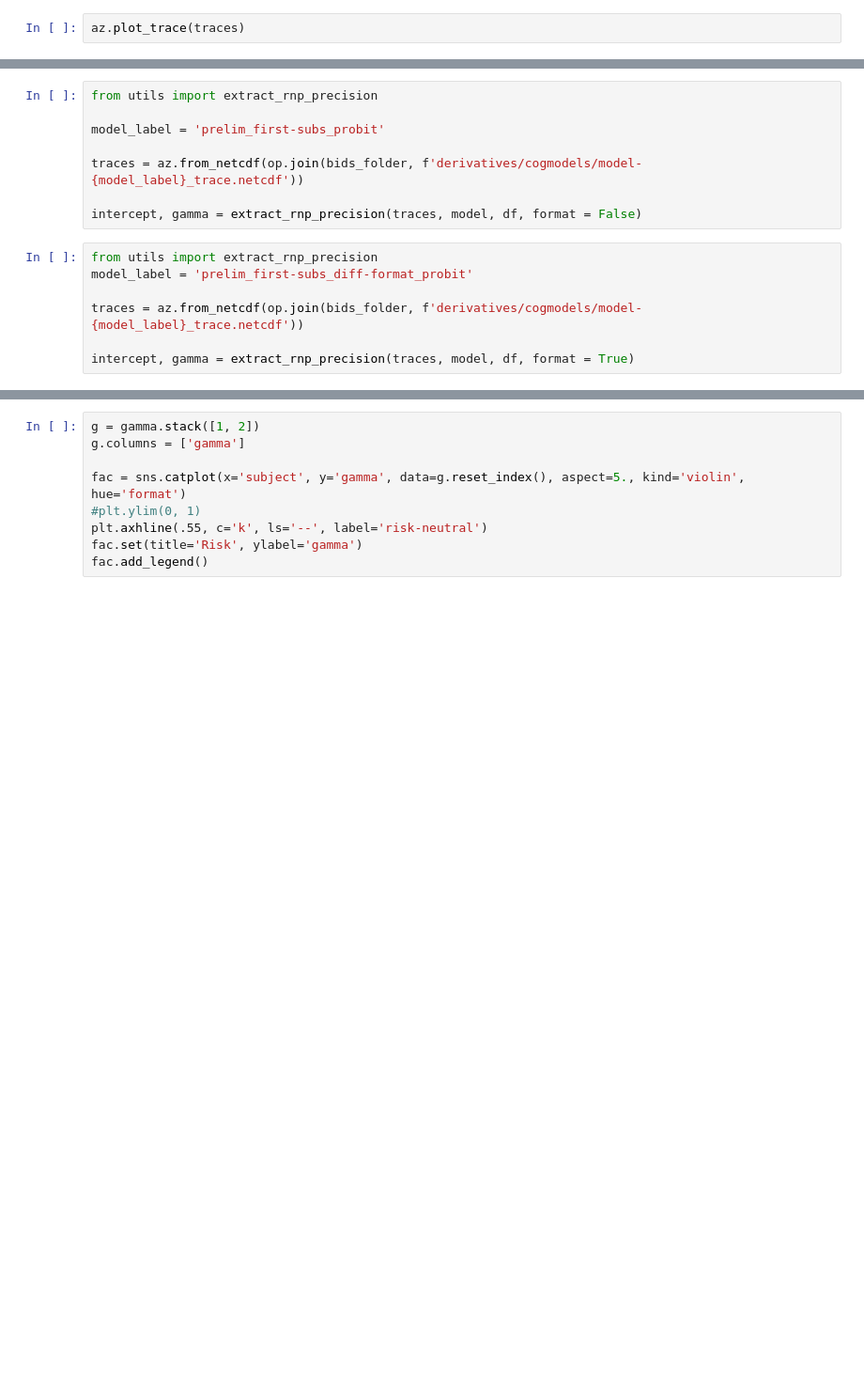
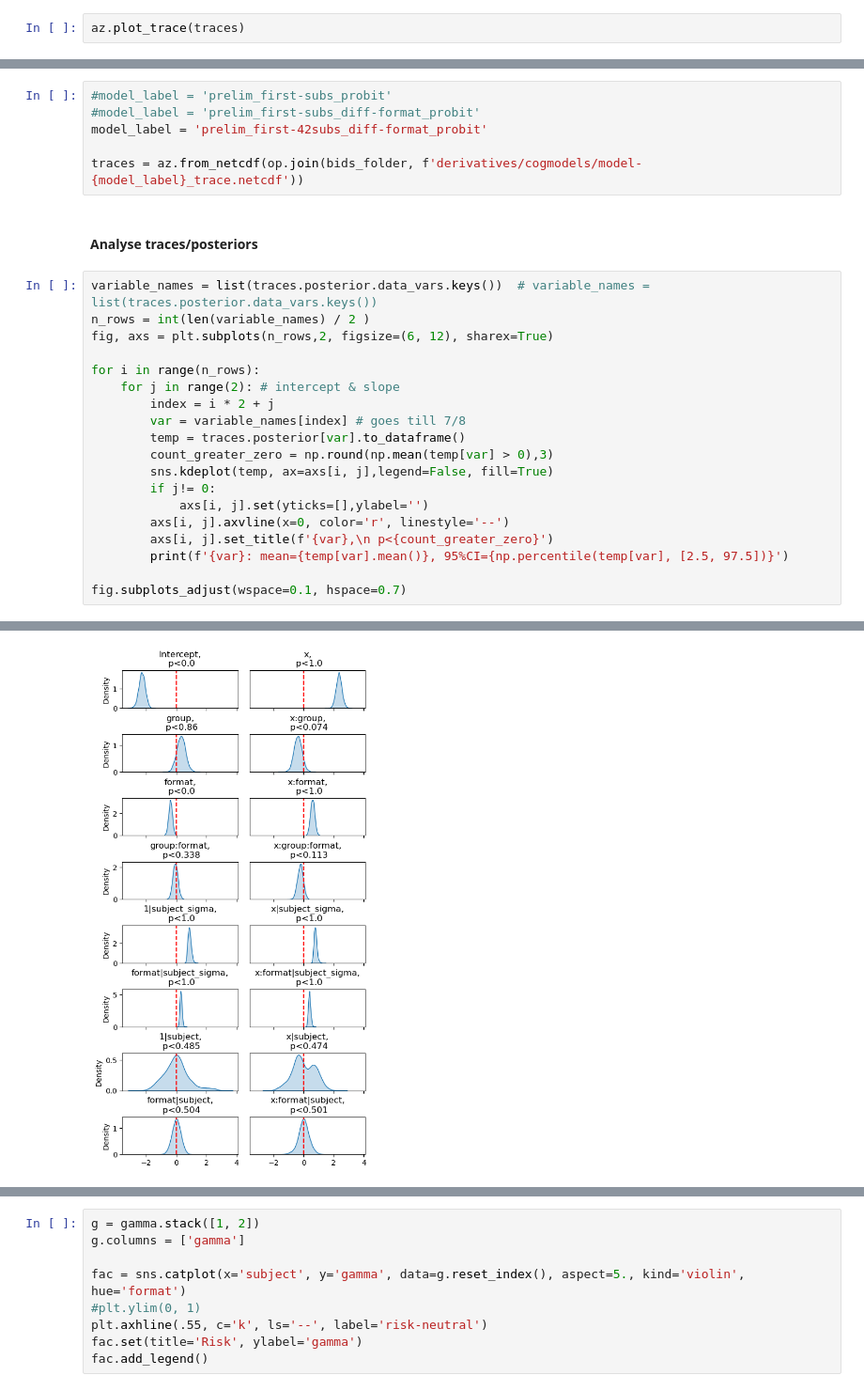
Before and after one commit to mrenke/numrisk, a Jupyter notebook: numrisk/behavior_risk/fit_rnp_model.ipynb, the cells around one changed output, grey strips where cells are left out. Shown at 94% size. Cells and saved outputs as stored; diff of their text form; blank space fills up the shorter version.

```diff
--- a/numrisk/behavior_risk/fit_rnp_model.ipynb
+++ b/numrisk/behavior_risk/fit_rnp_model.ipynb
@@ -53,15 +74,28 @@ az.plot_trace(traces)
 # %%
-from utils import extract_rnp_precision
-
-model_label = 'prelim_first-subs_probit'
+#model_label = 'prelim_first-subs_probit'
+#model_label = 'prelim_first-subs_diff-format_probit'
+model_label = 'prelim_first-42subs_diff-format_probit'
 
 traces = az.from_netcdf(op.join(bids_folder, f'derivatives/cogmodels/model-{model_label}_trace.netcdf'))
-
-intercept, gamma = extract_rnp_precision(traces, model, df, format = False)
-# %%
-from utils import extract_rnp_precision
-model_label = 'prelim_first-subs_diff-format_probit'
-
-traces = az.from_netcdf(op.join(bids_folder, f'derivatives/cogmodels/model-{model_label}_trace.netcdf'))
-
-intercept, gamma = extract_rnp_precision(traces, model, df, format = True)
+# %% [markdown]
+#### Analyse traces/posteriors
+# %%
+variable_names = list(traces.posterior.data_vars.keys())  # variable_names = list(traces.posterior.data_vars.keys())
+n_rows = int(len(variable_names) / 2 )
+fig, axs = plt.subplots(n_rows,2, figsize=(6, 12), sharex=True)
+
+for i in range(n_rows):
+    for j in range(2): # intercept & slope
+        index = i * 2 + j
+        var = variable_names[index] # goes till 7/8
+        temp = traces.posterior[var].to_dataframe()
+        count_greater_zero = np.round(np.mean(temp[var] > 0),3)
+        sns.kdeplot(temp, ax=axs[i, j],legend=False, fill=True)
+        if j!= 0:
+            axs[i, j].set(yticks=[],ylabel='')
+        axs[i, j].axvline(x=0, color='r', linestyle='--')
+        axs[i, j].set_title(f'{var},\n p<{count_greater_zero}')
+        print(f'{var}: mean={temp[var].mean()}, 95%CI={np.percentile(temp[var], [2.5, 97.5])}')
+
+fig.subplots_adjust(wspace=0.1, hspace=0.7)
+# %% [output]
@@ -67,0 +118 @@ intercept, gamma = extract_rnp_precision(traces, model, df, format = True)
+[figure, added]
```
Also changed, not shown: parts of 12 cells of this notebook, 2 other files.
